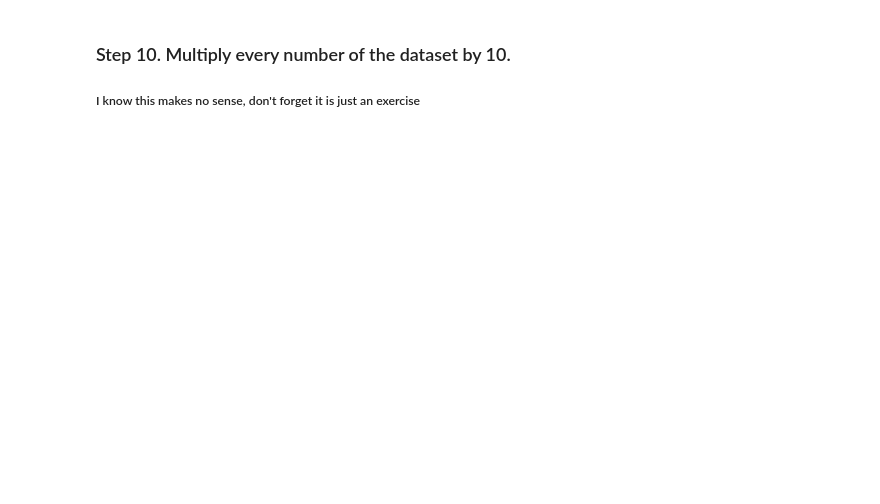
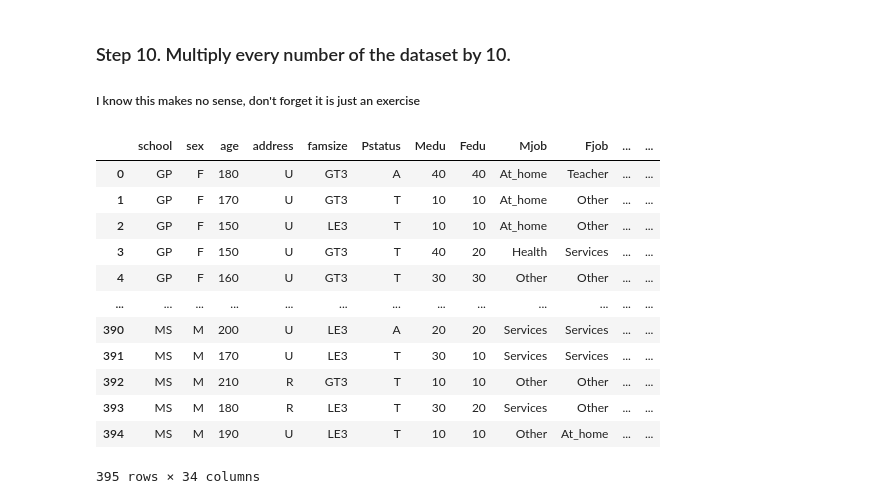
Before and after one commit to Tiepbn/Data-Aaalytics-with-python, a Jupyter notebook: w8_05_00.ipynb, the cells around one changed output. Cells and saved outputs as stored; diff of their text form; code cells hidden in the pictures; blank space fills up the shorter version.

```diff
--- a/w8_05_00.ipynb
+++ b/w8_05_00.ipynb
@@ -15,4 +38,6 @@ This time you will download a dataset from the UCI.
 # %% [markdown]
 ### Step 5. Create a lambda function that will capitalize strings.
+# %%
+capitalize_str = lambda x : x.str.capitalize()
 # %% [markdown]
 ### Step 6. Capitalize both Mjob and Fjob
@@ -21,2 +72,5 @@ This time you will download a dataset from the UCI.
 # %% [markdown]
 ### Step 8. Did you notice the original dataframe is still lowercase? Why is that? Fix it and capitalize Mjob and Fjob.
+# %%
+df[['Mjob','Fjob']] = df[['Mjob','Fjob']].apply(capitalize_str)
+df.head()
@@ -23,2 +85,10 @@ This time you will download a dataset from the UCI.
 # %% [markdown]
 ### Step 9. Create a function called majority that returns a boolean value to a new column called legal_drinker (Consider majority as older than 17 years old)
+# %%
+def majority(a):
+  if a<17:
+    return False
+  return True
+
+df['legal_drinker'] = df['age'].apply(lambda x:majority(x))
+df.legal_drinker
@@ -25,3 +108,26 @@ This time you will download a dataset from the UCI.
 # %% [markdown]
 ### Step 10. Multiply every number of the dataset by 10.
 ##### I know this makes no sense, don't forget it is just an exercise
+# %%
+def mul10(value):
+  if type(value) in [int,float]:
+    return value*10
+  return value
+
+df_result = df.applymap(mul10)
+# %%
+df_result
+# %% [output]
+|  | school | sex | age | address | famsize | Pstatus | Medu | Fedu | Mjob | Fjob | ... | ... |
+| 0 | GP | F | 180 | U | GT3 | A | 40 | 40 | At_home | Teacher | ... | ... |
+| 1 | GP | F | 170 | U | GT3 | T | 10 | 10 | At_home | Other | ... | ... |
+| 2 | GP | F | 150 | U | LE3 | T | 10 | 10 | At_home | Other | ... | ... |
+| 3 | GP | F | 150 | U | GT3 | T | 40 | 20 | Health | Services | ... | ... |
+| 4 | GP | F | 160 | U | GT3 | T | 30 | 30 | Other | Other | ... | ... |
+| ... | ... | ... | ... | ... | ... | ... | ... | ... | ... | ... | ... | ... |
+| 390 | MS | M | 200 | U | LE3 | A | 20 | 20 | Services | Services | ... | ... |
+| 391 | MS | M | 170 | U | LE3 | T | 30 | 10 | Services | Services | ... | ... |
+| 392 | MS | M | 210 | R | GT3 | T | 10 | 10 | Other | Other | ... | ... |
+| 393 | MS | M | 180 | R | LE3 | T | 30 | 20 | Services | Other | ... | ... |
+| 394 | MS | M | 190 | U | LE3 | T | 10 | 10 | Other | At_home | ... | ... |
+395 rows × 34 columns
```
Also changed, not shown: parts of 7 cells of this notebook.
